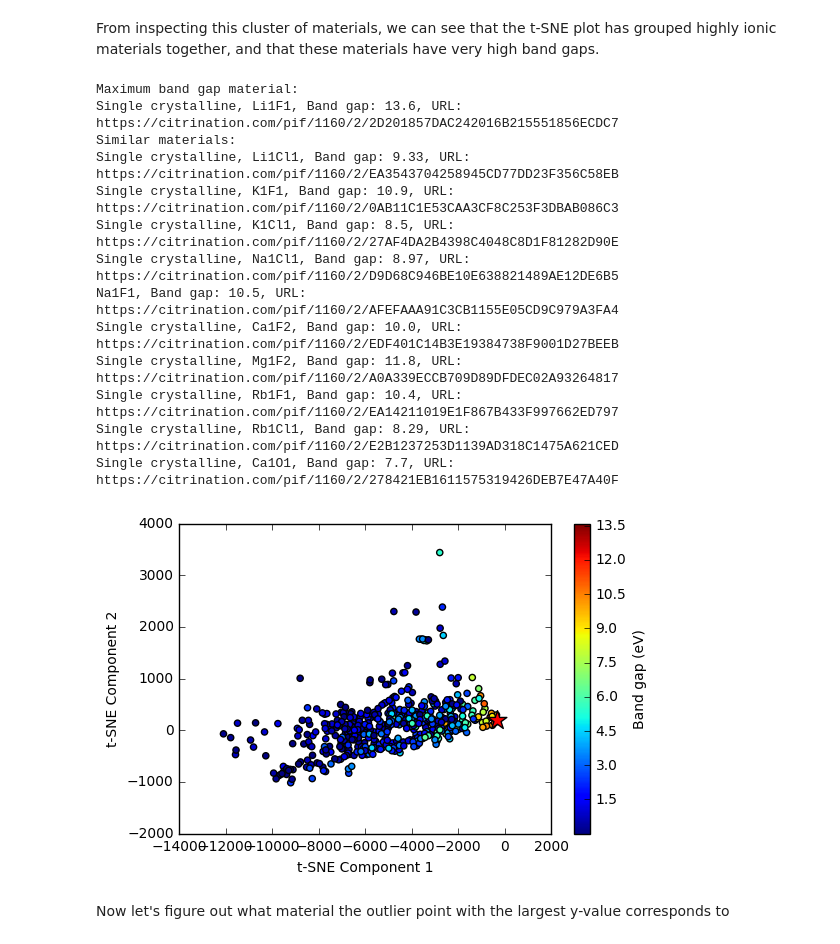
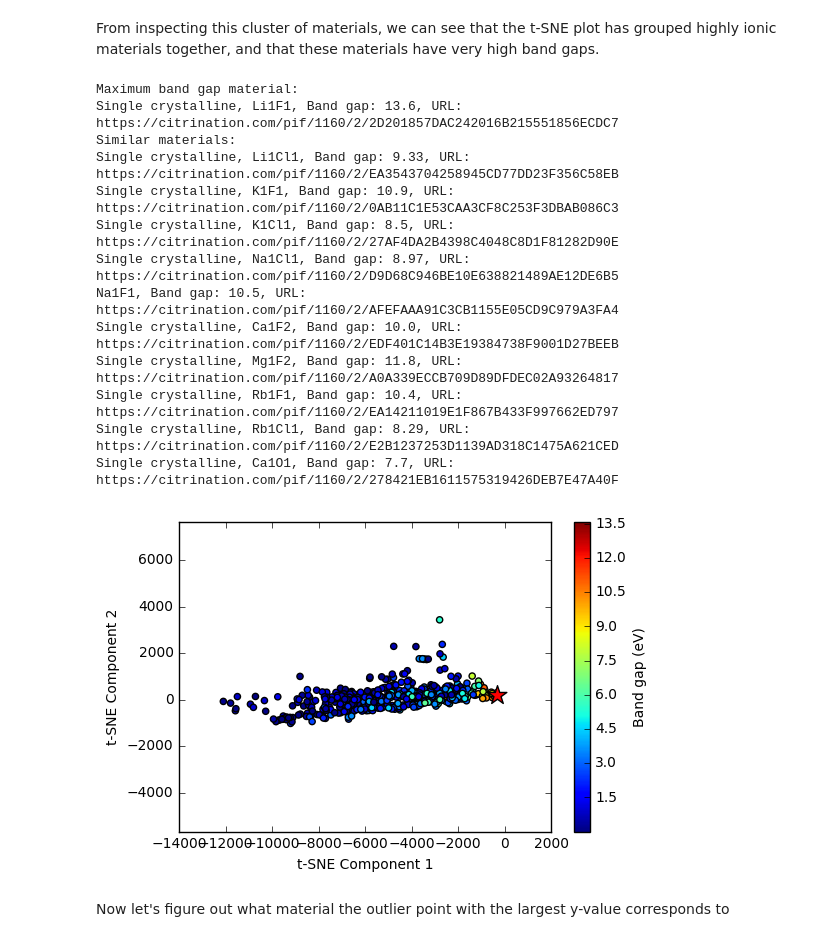
Before and after one commit to CitrineInformatics/learn-citrination, a Jupyter notebook: t-SNE API.ipynb, the cells around one changed output. Cells and saved outputs as stored; diff of their text form; code cells hidden in the pictures.

Commit message:
equal aspect ratio

```diff
--- a/t-SNE API.ipynb
+++ b/t-SNE API.ipynb
@@ -65,34 +60,35 @@ print("{}, Band gap: {}, URL: https://citrination.com/pif/{}"
 print("Similar materials:")
 for idx in find_most_similar_materials(max_bg_index, coordinates_and_bg[:,0:2]):
     print("{}, Band gap: {}, URL: https://citrination.com/pif/{}"
           .format(tsne["Band gap"]["label"][idx],
                   tsne["Band gap"]["z"][idx],
                   tsne["Band gap"]["uid"][idx])
          )
 
 plt.figure()
 plt.scatter(tsne["Band gap"]['x'], tsne["Band gap"]['y'], c=tsne["Band gap"]['z'])
 plt.colorbar(label="Band gap (eV)")
 plt.scatter(coordinates_and_bg[max_bg_index, 0], coordinates_and_bg[max_bg_index, 1],
             marker="*", c="r", s=200)
 plt.xlabel("t-SNE Component 1")
 plt.ylabel("t-SNE Component 2")
+plt.axes().set_aspect('equal', 'datalim')
 plt.show()
 # %% [output]
 Maximum band gap material:
 Single crystalline, Li1F1, Band gap: 13.6, URL: https://citrination.com/pif/1160/2/2D201857DAC242016B215551856ECDC7
 Similar materials:
 Single crystalline, Li1Cl1, Band gap: 9.33, URL: https://citrination.com/pif/1160/2/EA3543704258945CD77DD23F356C58EB
 Single crystalline, K1F1, Band gap: 10.9, URL: https://citrination.com/pif/1160/2/0AB11C1E53CAA3CF8C253F3DBAB086C3
 Single crystalline, K1Cl1, Band gap: 8.5, URL: https://citrination.com/pif/1160/2/27AF4DA2B4398C4048C8D1F81282D90E
 Single crystalline, Na1Cl1, Band gap: 8.97, URL: https://citrination.com/pif/1160/2/D9D68C946BE10E638821489AE12DE6B5
 Na1F1, Band gap: 10.5, URL: https://citrination.com/pif/1160/2/AFEFAAA91C3CB1155E05CD9C979A3FA4
 Single crystalline, Ca1F2, Band gap: 10.0, URL: https://citrination.com/pif/1160/2/EDF401C14B3E19384738F9001D27BEEB
 Single crystalline, Mg1F2, Band gap: 11.8, URL: https://citrination.com/pif/1160/2/A0A339ECCB709D89DFDEC02A93264817
 Single crystalline, Rb1F1, Band gap: 10.4, URL: https://citrination.com/pif/1160/2/EA14211019E1F867B433F997662ED797
 Single crystalline, Rb1Cl1, Band gap: 8.29, URL: https://citrination.com/pif/1160/2/E2B1237253D1139AD318C1475A621CED
 Single crystalline, Ca1O1, Band gap: 7.7, URL: https://citrination.com/pif/1160/2/278421EB1611575319426DEB7E47A40F
-[figure, old version]
+[figure, new version]
 # %% [markdown]
 Now let's figure out what material the outlier point with the largest y-value corresponds to
 # %%
```
Also changed, not shown: parts of 5 cells of this notebook.
